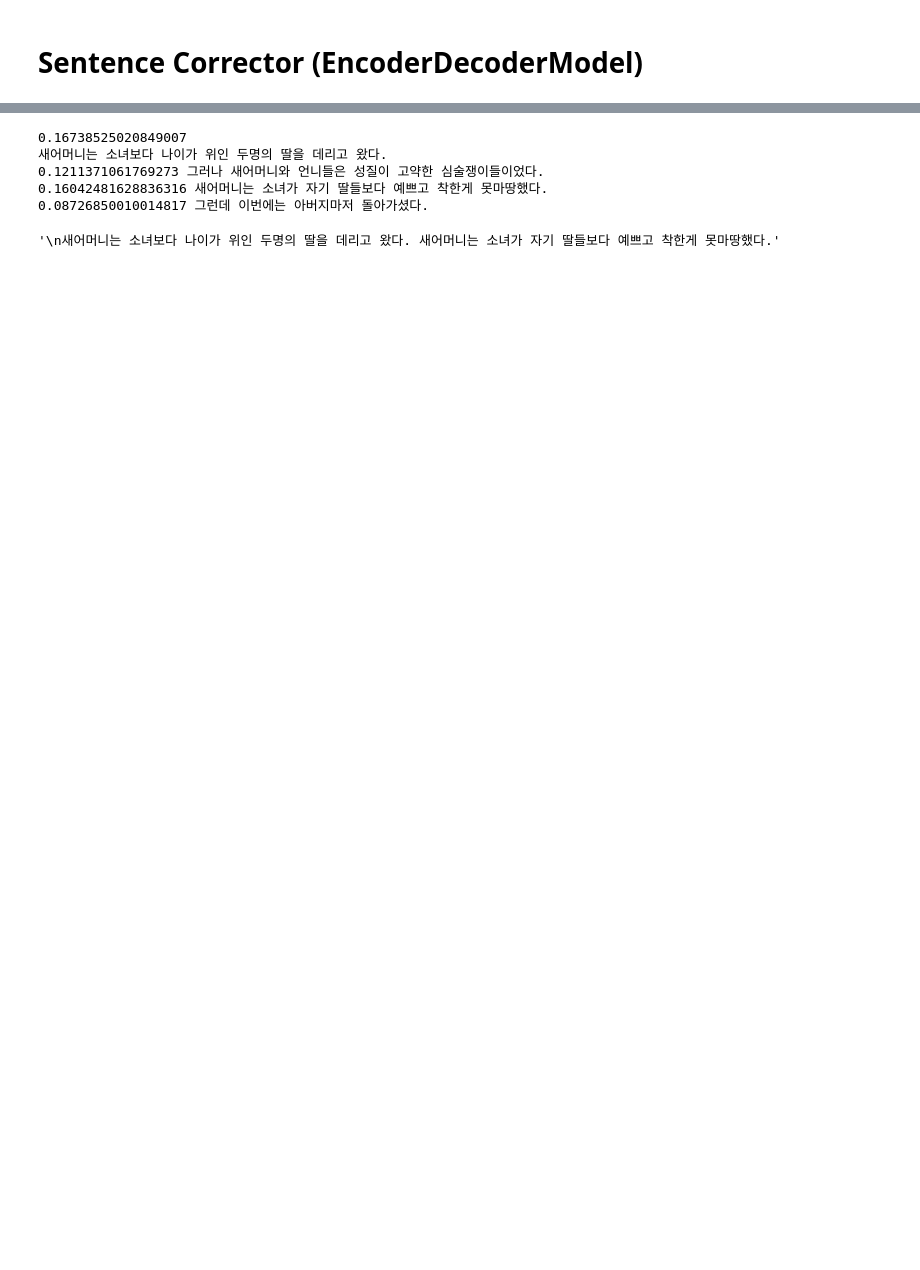
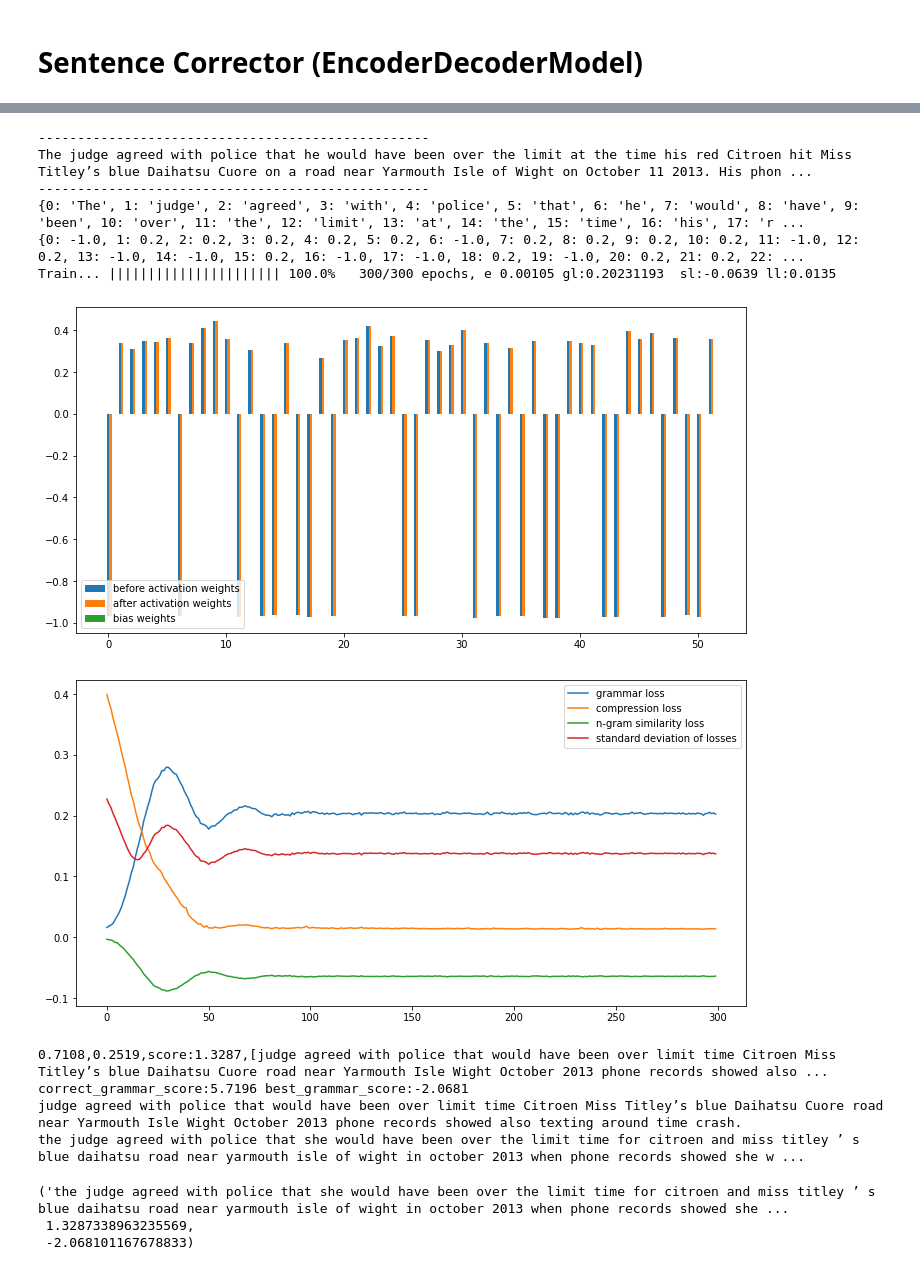
Before and after one commit to dolmani38/Summary2, a Jupyter notebook: en_multi-discriminator GAN 0916.ipynb, the cells around one changed output, grey strips where cells are left out. Cells and saved outputs as stored; diff of their text form; code cells hidden in the pictures; blank space fills up the shorter version.

Commit message:
Colaboratory를 통해 생성됨

```diff
--- a/en_multi-discriminator GAN 0916.ipynb
+++ b/en_multi-discriminator GAN 0916.ipynb
@@ -855,7 +665,7 @@ class Similarity_Discriminator:
 
     '''
 
-    def __init__(self,pre_trained_model_name='xlm-r-large-en-ko-nli-ststb'): #'roberta-large-nli-stsb-mean-tokens'):
+    def __init__(self,pre_trained_model_name='stsb-roberta-large'): #'roberta-large-nli-stsb-mean-tokens'):
         print('Creating Similarity_Discriminator object')
         # Put any initialization here.
         self._embedder = SentenceTransformer(pre_trained_model_name,device=device)
@@ -1602,7 +1268,7 @@ class SAM_Summarizer:
         decay = 10/epochs
 
 
-        dfs = torch.tensor([ 1.0, 5.0, 0.45], device=device, dtype=torch.float, requires_grad=True)
+        dfs = torch.tensor([ 1.0, 5.0, 3.0], device=device, dtype=torch.float, requires_grad=True)
         target = torch.tensor([list(self.source.bias_table.values()) for u in range(batch_size)],dtype=torch.float).to(device)
         #print(target)
         #noise = torch.randn(batch_size,self.source.org_source_length).to(device)
@@ -1810,3 +1531,9 @@ class SAM_Summarizer:
+# %%
+import pickle
+with open("/content/drive/MyDrive/Colab Notebooks/summary/data/dnn_daily_mail_sample.bin", "rb") as fp:
+    dt = pickle.load(fp)
+sentences_dataset = dt[0]
+gold_summary = dt[1]
 # %% [markdown]
 ## 비교 대상 요약 알고리즘 준비
 # %%
@@ -1884,3 +1564,32 @@ correct_grammar_score:5.2576 best_grammar_score:3.4337
+# %%
+# 간단한 전처리
+def __clean_text(txt):
+    txt = txt.replace('\n',' ')
+    txt = txt.replace('\r',' ')
+    #txt = txt.replace('=','')
+    #txt = txt.replace('\"','')
+    #txt = txt.replace('\'','')
+    #txt = txt.replace(',','')
+    #txt = txt.replace('..','')
+    #txt = txt.replace('...','')
+    txt = txt.replace('.',' ')
+    #txt = txt.replace('.','. ')
+    txt = txt.replace('  ',' ')
+    txt = txt.replace('  ',' ')
+    txt = txt.replace('  ',' ')
+    txt = txt.replace('  ',' ')
+    txt = txt.replace('  ',' ')
+    txt = txt.replace('  ',' ')
+    txt = txt.replace('  ',' ')
+    txt = txt.replace('  ',' ')
+    return txt.strip()
+
+def get_prepared_doc(txt):
+    docs = []
+    sentences = np.array(nltk.sent_tokenize(txt))
+    for sen in sentences:
+        docs.append(__clean_text(sen) +'.')
+    return (' '.join(docs)).strip()
 # %% [markdown]
 # Sentence Corrector (EncoderDecoderModel)
 # %%
@@ -2023,21 +1702,6 @@ def besm2(full_text,text,top_rank=2):
     summ_text = " ".join([queries[i] for i in a])
 
     return summ_text
-# %%
-test_text = """
-새어머니는 소녀보다 나이가 위인 두명의 딸을 데리고 왔다.
-그러나 새어머니와 언니들은 성질이 고약한 심술쟁이들이었다.
-새어머니는 소녀가 자기 딸들보다 예쁘고 착한게 못마땅했다.
-그런데 이번에는 아버지마저 돌아가셨다.
-"""
-besm2(full_text,test_text)
-# %% [output]
-0.16738525020849007
-새어머니는 소녀보다 나이가 위인 두명의 딸을 데리고 왔다.
-0.1211371061769273 그러나 새어머니와 언니들은 성질이 고약한 심술쟁이들이었다.
-0.16042481628836316 새어머니는 소녀가 자기 딸들보다 예쁘고 착한게 못마땅했다.
-0.08726850010014817 그런데 이번에는 아버지마저 돌아가셨다.
-'\n새어머니는 소녀보다 나이가 위인 두명의 딸을 데리고 왔다. 새어머니는 소녀가 자기 딸들보다 예쁘고 착한게 못마땅했다.'
 # %%
 def summary(ft,text,steps=4,top_rank=2):
     org_sentences = np.array(nltk.sent_tokenize(text.strip()))
@@ -2062,3 +1726,24 @@ def summary(ft,text,steps=4,top_rank=2):
         summary_text.append(t)
 
     return ' '.join(summary_text).strip()
+# %%
+txt = """
+ The judge agreed with police that he would have been over the limit at the time his red Citroen hit Miss Titley’s blue Daihatsu Cuore on a road near Yarmouth, Isle of Wight, on October 11, 2013. His phone records showed he was also texting around the time of the crash.
+ """
+sam_wgan4(get_prepared_doc(sentences_dataset[2]),txt,epochs=300,display= True,retry = False)
+# %% [output]
+--------------------------------------------------
+The judge agreed with police that he would have been over the limit at the time his red Citroen hit Miss Titley’s blue Daihatsu Cuore on a road near Yarmouth Isle of Wight on October 11 2013. His phon ...
+--------------------------------------------------
+{0: 'The', 1: 'judge', 2: 'agreed', 3: 'with', 4: 'police', 5: 'that', 6: 'he', 7: 'would', 8: 'have', 9: 'been', 10: 'over', 11: 'the', 12: 'limit', 13: 'at', 14: 'the', 15: 'time', 16: 'his', 17: 'r ...
+{0: -1.0, 1: 0.2, 2: 0.2, 3: 0.2, 4: 0.2, 5: 0.2, 6: -1.0, 7: 0.2, 8: 0.2, 9: 0.2, 10: 0.2, 11: -1.0, 12: 0.2, 13: -1.0, 14: -1.0, 15: 0.2, 16: -1.0, 17: -1.0, 18: 0.2, 19: -1.0, 20: 0.2, 21: 0.2, 22: ...
+Train... |||||||||||||||||||||| 100.0%   300/300 epochs, e 0.00105 gl:0.20231193  sl:-0.0639 ll:0.0135
+[figure, added]
+[figure, added]
+0.7108,0.2519,score:1.3287,[judge agreed with police that would have been over limit time Citroen Miss Titley’s blue Daihatsu Cuore road near Yarmouth Isle Wight October 2013 phone records showed also ...
+correct_grammar_score:5.7196 best_grammar_score:-2.0681
+judge agreed with police that would have been over limit time Citroen Miss Titley’s blue Daihatsu Cuore road near Yarmouth Isle Wight October 2013 phone records showed also texting around time crash.
+the judge agreed with police that she would have been over the limit time for citroen and miss titley ’ s blue daihatsu road near yarmouth isle of wight in october 2013 when phone records showed she w ...
+('the judge agreed with police that she would have been over the limit time for citroen and miss titley ’ s blue daihatsu road near yarmouth isle of wight in october 2013 when phone records showed she ...
+ 1.3287338963235569,
+ -2.068101167678833)
```
Also changed, not shown: parts of 49 cells of this notebook.
